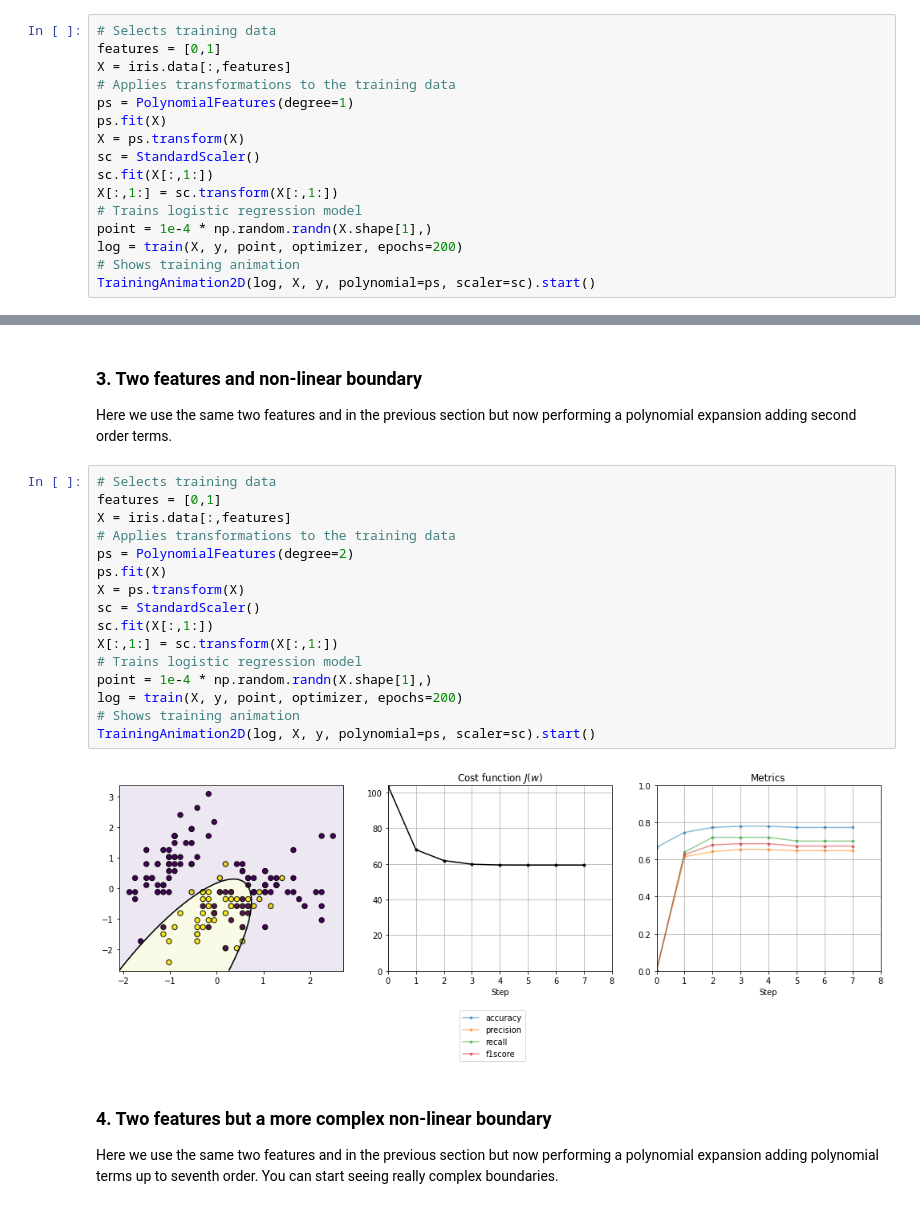
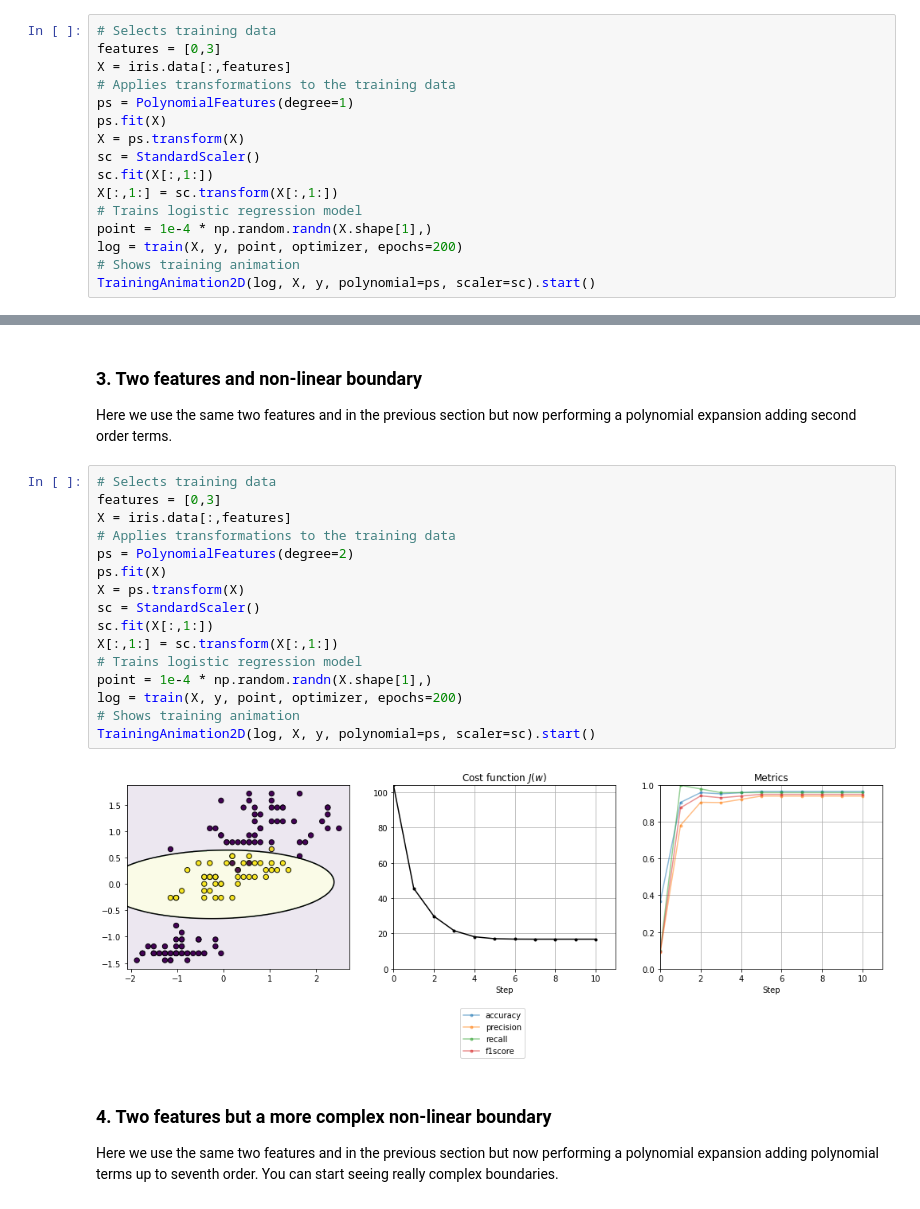
Before and after one commit to alejandECE/ml-examples, a Jupyter notebook: logistic regression/logistic iris 2d (custom).ipynb, the cells around one changed output, grey strips where cells are left out. Cells and saved outputs as stored; diff of their text form.

```diff
--- a/logistic regression/logistic iris 2d (custom).ipynb
+++ b/logistic regression/logistic iris 2d (custom).ipynb
@@ -28,7 +28,7 @@ optimizer = NewtonsMethodOptimizer()
 In this section we select only two features from the four available and try to fit a logistic regression model. We do not use any polynomial term so the result is a linear boundary. Clearly there is no perfect linear separatation between both classes based only on these two features.
 # %%
 # Selects training data
-features = [0,1]
+features = [0,3]
 X = iris.data[:,features]
 # Applies transformations to the training data
 ps = PolynomialFeatures(degree=1)
@@ -49,22 +49,22 @@ TrainingAnimation2D(log, X, y, polynomial=ps, scaler=sc).start()
 Here we use the same two features and in the previous section but now performing a polynomial expansion adding second order terms.
 # %%
 # Selects training data
-features = [0,1]
+features = [0,3]
 X = iris.data[:,features]
 # Applies transformations to the training data
 ps = PolynomialFeatures(degree=2)
 ps.fit(X)
 X = ps.transform(X)
 sc = StandardScaler()
 sc.fit(X[:,1:])
 X[:,1:] = sc.transform(X[:,1:])
 # Trains logistic regression model
 point = 1e-4 * np.random.randn(X.shape[1],)
 log = train(X, y, point, optimizer, epochs=200)
 # Shows training animation
 TrainingAnimation2D(log, X, y, polynomial=ps, scaler=sc).start()
 # %% [output]
-[figure, old version]
+[figure, new version]
 # %% [markdown]
 ### 4. Two features but a more complex non-linear boundary
 Here we use the same two features and in the previous section but now performing a polynomial expansion adding polynomial terms up to seventh order. You can start seeing really complex boundaries.
```
Also changed, not shown: parts of 2 cells of this notebook, 1 other file.
